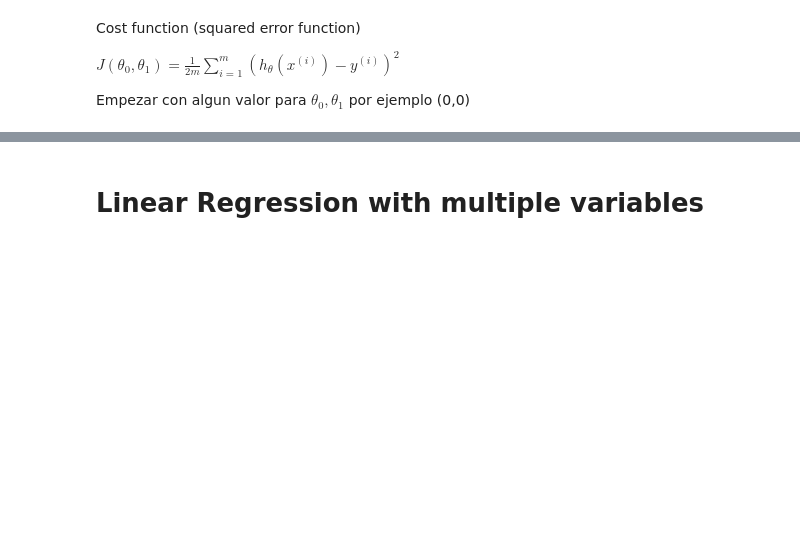
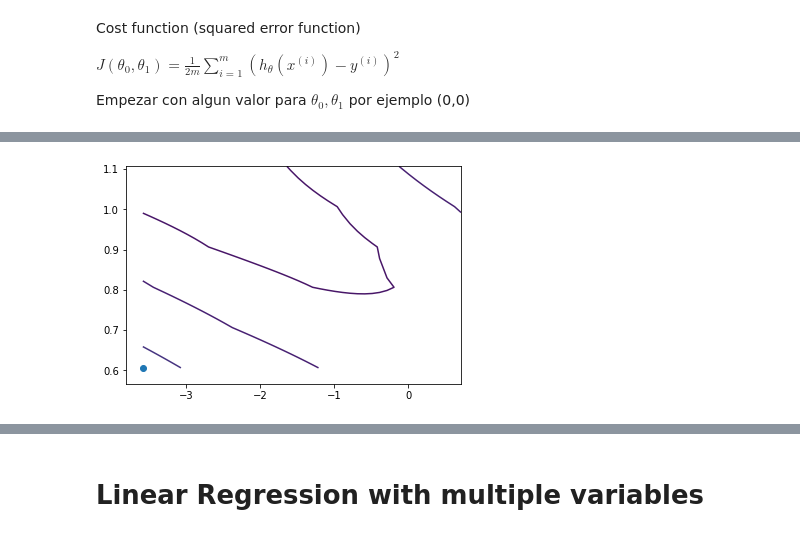
Before and after one commit to GuillermoOvejeroSanchez/Aprendizaje-Automatico, a Jupyter notebook: LinearRegression/LinearRegression.ipynb, the cells around one changed output, grey strips where cells are left out. Cells and saved outputs as stored; diff of their text form; code cells hidden in the pictures; blank space fills up the shorter version.

```diff
--- a/LinearRegression/LinearRegression.ipynb
+++ b/LinearRegression/LinearRegression.ipynb
@@ -130,0 +131,16 @@ Saving figure Hypothesis_1var
+# %%
+def make_data(t0_range, t1_range, X, Y):
+    """Genera las matrices X,Y,Z para generar un plot en 3D
+    """
+    print(t0_range,t1_range)
+    step = 0.1
+    Theta0 = np.arange(t0_range[0], t0_range[1], step)
+    Theta1 = np.arange(t1_range[0], t1_range[1], step)
+    Theta0, Theta1 = np.meshgrid(Theta0, Theta1)
+    # Theta0 y Theta1 tienen las misma dimensiones, de forma que
+    # cogiendo un elemento de cada uno se generan las coordenadas x,y
+    # de todos los puntos de la rejilla
+    Coste = np.empty_like(Theta0)
+    for ix, iy in np.ndindex(Theta0.shape):
+        Coste[ix, iy] = coste(X, Y, [Theta0[ix, iy], Theta1[ix, iy]])
+    return [Theta0, Theta1, Coste]
@@ -130,0 +151,6 @@ Saving figure Hypothesis_1var
+# %%
+plt.scatter([min(thetas_0)], [min(thetas_1)])
+plt.contour(Theta0,Theta1,Coste, np.logspace(-4,2,30))
+plt.show()
+# %% [output]
+[figure, added]
```
Also changed, not shown: parts of 3 cells of this notebook, 1 other file.
